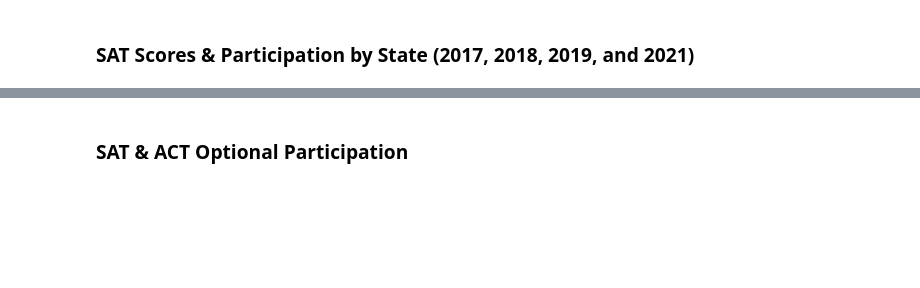
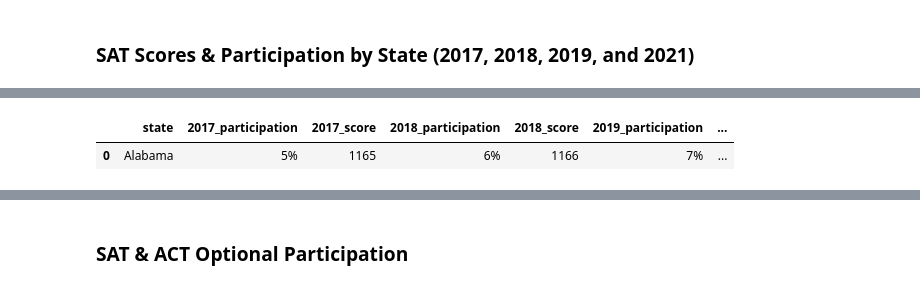
Before and after one commit to argishtiovsepyan/Standardized_Test_Analysis, a Jupyter notebook: code/argishti_project_1.ipynb, the cells around one changed output, grey strips where cells are left out. Saved outputs shown, nothing was run; the diff lists cells and outputs as text; code cells hidden in the pictures; blank space fills up the shorter version.

```diff
--- a/code/argishti_project_1.ipynb
+++ b/code/argishti_project_1.ipynb
@@ -303,6 +414,18 @@ df_sat_2017.duplicated().sum(), df_sat_2018.duplicated().sum(), df_sat_2019.dupl
 df_sat_2019.drop([39, 47],inplace = True)
 # %%
 df_sat_2019.reset_index(drop = True, inplace = True)
+# %%
+df_sat_2018.drop(columns = ['State'], inplace = True)
+df_sat_2019.drop(columns = ['State'], inplace = True)
+df_sat_2021.drop(columns = ['state'], inplace = True)
+# %%
+df_sat_2017.rename(columns = {'Participation': '2017_participation', 'Total': '2017_score'}, inplace = True)
+df_sat_2018.rename(columns = {'Participation': '2018_participation', 'Total': '2018_score'}, inplace = True)
+df_sat_2019.rename(columns = {'Participation Rate': '2019_participation', 'Total': '2019_score'}, inplace = True)
 # %%
 df_sat = pd.concat([df_sat_2017, df_sat_2018, df_sat_2019, df_sat_2021], axis = 1)
-df_sat.tail(1)
+df_sat.rename(columns = {'State': 'state'}, inplace = True)
+df_sat.head(1)
+# %% [output]
+|  | state | 2017_participation | 2017_score | 2018_participation | 2018_score | 2019_participation | ... |
+| 0 | Alabama | 5% | 1165 | 6% | 1166 | 7% | ... |
```
Also changed, not shown: parts of 42 cells of this notebook.
